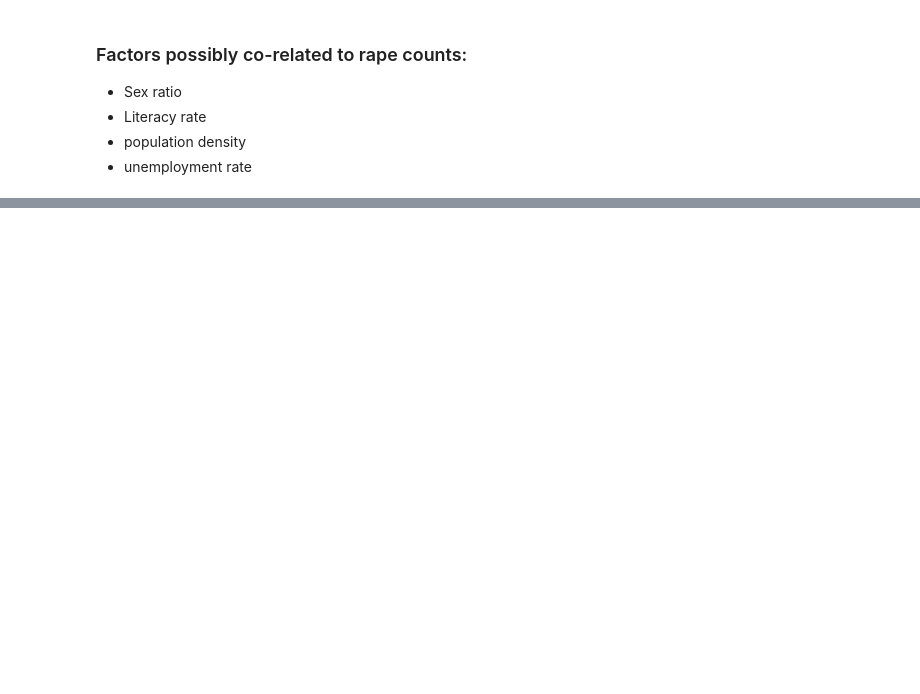
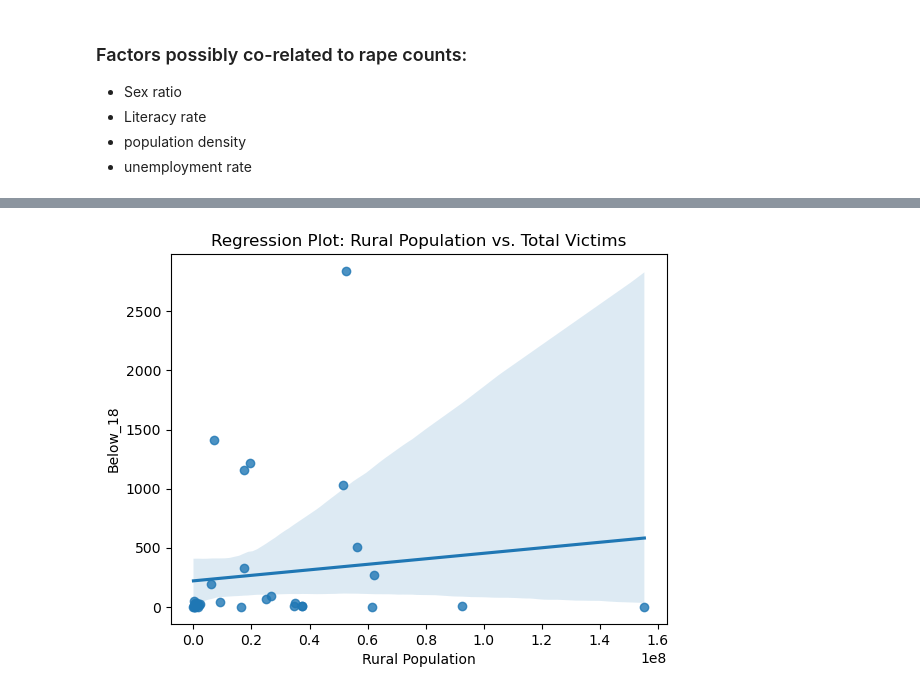
Before and after one commit to RajeevG187/Breaking-The-Scilence, a Jupyter notebook: DS250_project_EDA.ipynb, the cells around one changed output, grey strips where cells are left out. Cells and saved outputs as stored; diff of their text form; code cells hidden in the pictures; blank space fills up the shorter version.

```diff
--- a/DS250_project_EDA.ipynb
+++ b/DS250_project_EDA.ipynb
@@ -358,0 +500,2 @@ Population
+# %%
+dummy_Rape_under_Different_age_groups_2018['population_density'] = dummy_Rape_under_Different_age_groups_2018['Total Population']/dummy_Rape_under_Different_age_groups_2018[' Area in sq. kms.']
@@ -358,0 +516,6 @@ Population
+# %%
+dummy_Rape_under_Different_age_groups_2018.sort_values(by ='Total Victims ', ascending=False,inplace=True)
+# %%
+dummy_Rape_under_Different_age_groups_2018['Below_18'] = dummy_Rape_under_Different_age_groups_2018['Below 6 Years '] + dummy_Rape_under_Different_age_groups_2018['6 Years & Above (Below 12 Years) '] + dummy_Rape_under_Different_age_groups_2018['12 Years & Above(Below 16 Years)'] + dummy_Rape_under_Different_age_groups_2018['16 Years & Above(Below 18 Years )']
+dummy_Rape_under_Different_age_groups_2018['18_to_45'] = dummy_Rape_under_Different_age_groups_2018['18 Years & Above( Below 30 Years )'] + dummy_Rape_under_Different_age_groups_2018['30 Years & Above (Below 45 Years)']
+dummy_Rape_under_Different_age_groups_2018['45_and_above'] = dummy_Rape_under_Different_age_groups_2018['45 Years & Above(Below 60 Years)'] + dummy_Rape_under_Different_age_groups_2018['60 Years & Above ']
@@ -358,0 +534,14 @@ Population
+# %%
+dummy_Rape_under_Different_age_groups_2018['rural_population_density'] = dummy_Rape_under_Different_age_groups_2018['Rural Population']/dummy_Rape_under_Different_age_groups_2018[' Area in sq. kms.']
+# %%
+# Scatter plot
+#sns.scatterplot(x='population_density', y='Total Victims ', data=dummy_Rape_under_Different_age_groups_2018)
+#plt.title('Scatter Plot: Rural Population vs. Total Victims')
+# Regression plot
+
+
+sns.regplot(x='Rural Population', y='Below_18', data=dummy_Rape_under_Different_age_groups_2018)
+plt.title('Regression Plot: Rural Population vs. Total Victims')
+plt.show()
+# %% [output]
+[figure, added]
```
Also changed, not shown: parts of 21 cells of this notebook, 1 other file.
